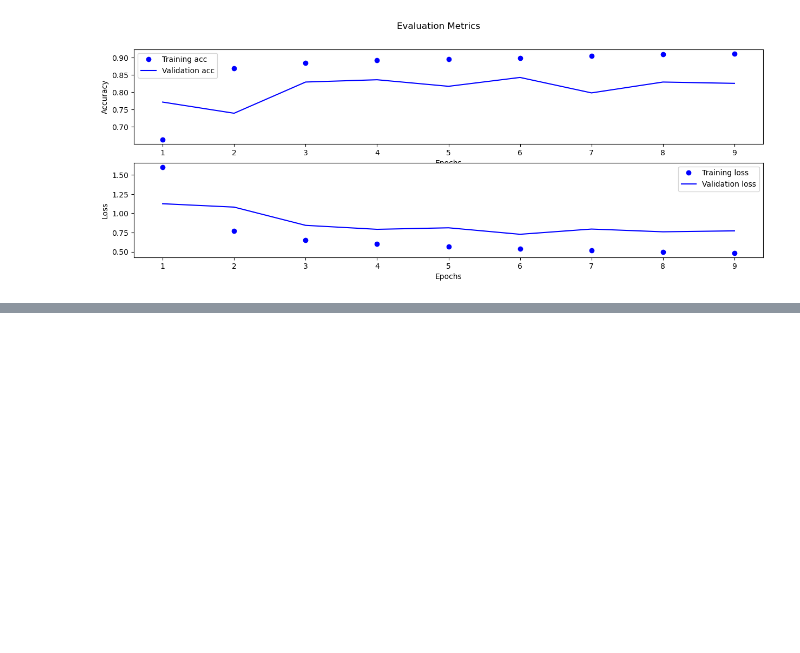
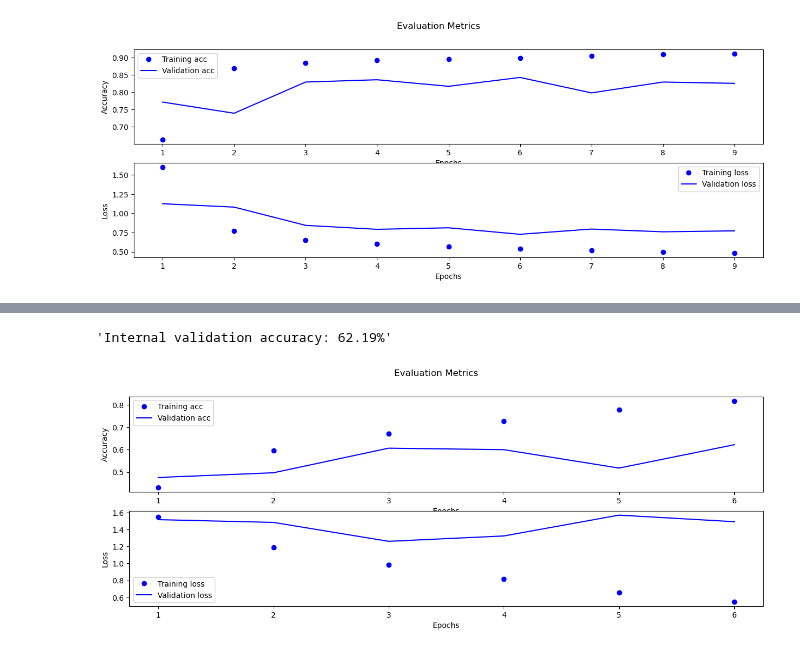
Before and after one commit to akiehl2000/STAA578_Homework, a Jupyter notebook: Homework4/homework4.ipynb, the cells around one changed output, grey strips where cells are left out. Drawn from its saved outputs; the diff is of its cells as text; code cells hidden in the pictures; blank space fills up the shorter version.

```diff
--- a/Homework4/homework4.ipynb
+++ b/Homework4/homework4.ipynb
@@ -326,0 +398,13 @@ Epoch 9/100
+# %%
+# define model architecture
+model = Sequential([
+    Dense(512, activation = 'relu'),
+    Dense(256, activation = 'relu'),
+    Dense(128, activation = 'relu'),
+    Dense(64, activation = 'relu'),
+    Dense(7, activation = 'softmax')
+])
+
+# evaluate model
+EvaluateModel(model, trainDFdoc2vec1000)
+# %% [output]
@@ -326,0 +423,2 @@ Epoch 9/100
+'Internal validation accuracy: 62.19%'
+[figure, added]
```
Also changed, not shown: parts of 11 cells of this notebook.
